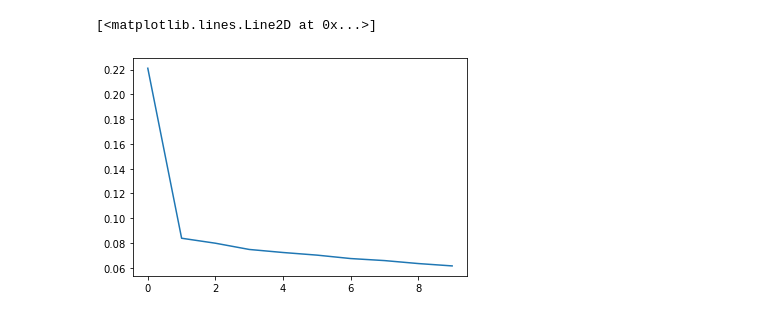
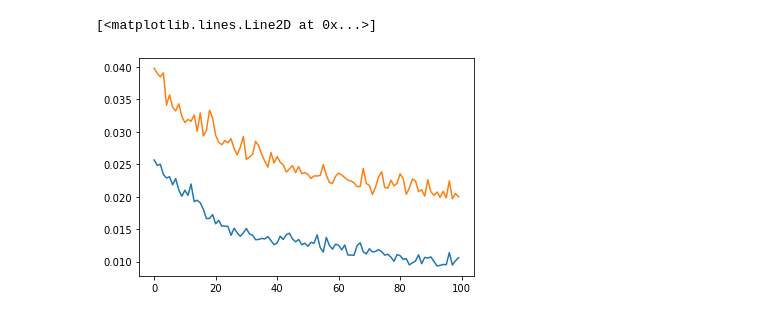
Before and after one commit to aryamanjeendgar/LogGENE, a Jupyter notebook: tmpBQR.ipynb, the cells around one changed output. Drawn from its saved outputs; the diff is of its cells as text; code cells hidden in the pictures.

Commit message:
some more plotting

```diff
--- a/tmpBQR.ipynb
+++ b/tmpBQR.ipynb
@@ -58,15 +58,15 @@ test_data= data.get_split(train=False)
 
 # instantiating the network for training on this dataset
 device = ('cuda' if torch.cuda.is_available() else 'cpu')
-model= Network(indim=8).to(device=device)
+model1= Network(indim=8).to(device=device)
+model2= Network(indim=8).to(device=device)
 tau= 0.5
-h= 0.1
+h= 0.05
 
 criterion1= TiltedLC()
 criterion2= CheckLC()
-optimizer= optim.Adam(model.parameters())
-ls_a= []
-ls_b= []
+optimizer1= optim.Adam(model1.parameters())
+optimizer2= optim.Adam(model2.parameters())
 # %%
 # the fundamental training loop
  # instantiating the DataLoader
@@ -74,19 +74,20 @@ trainloader = torch.utils.data.DataLoader(
                     train_data,
                     batch_size=16,
                     shuffle=True)
-N_EPOCHS = 10
+ls_a= []
+N_EPOCHS= 100
 for epoch in range(N_EPOCHS):
     epoch_loss1 = 0.0
     for inputs, labels in trainloader:
         inputs = inputs.to(device)
         labels = labels.to(device)
-        optimizer.zero_grad()
-        outputs = model(inputs)
+        optimizer1.zero_grad()
+        outputs = model1(inputs)
         loss1= criterion1(outputs, labels, tau, h)
         loss1.backward()
-        optimizer.step()
+        optimizer1.step()
         epoch_loss1+= loss1.item()
-    ls_a.append(epoch_loss1/len(trainloader))
+    ls_a.append((epoch_loss1/len(trainloader)))
     print("Epoch: {} Loss: {}".format(epoch,
            epoch_loss1/len(trainloader)))
 # %% [output]
@@ -103,14 +111,15 @@ Epoch: 9 Loss: 0.06152072007005865
 # %%
+ls_b= []
 for epoch in range(N_EPOCHS):
     epoch_loss2 = 0.0
     for inputs, labels in trainloader:
         inputs = inputs.to(device)
         labels = labels.to(device)
-        optimizer.zero_grad()
-        outputs = model(inputs)
+        optimizer2.zero_grad()
+        outputs = model2(inputs)
         loss2= criterion2(outputs, labels, tau)
         loss2.backward()
-        optimizer.step()
+        optimizer2.step()
         epoch_loss2+= loss2.item()
     ls_b.append(epoch_loss2/len(trainloader))
     print("Epoch: {} Loss: {}".format(epoch,
@@ -129,6 +145,6 @@ Epoch: 9 Loss: 0.06468191565099088
 # %%
 plt.plot(range(N_EPOCHS), ls_a) # log-cosh
-# plt.plot(range(N_EPOCHS), ls_b) # check
+plt.plot(range(N_EPOCHS), ls_b) # check
 # %% [output]
 [<matplotlib.lines.Line2D at 0x...>]
-[figure, old version]
+[figure, new version]
```
Also changed, not shown: parts of 3 cells of this notebook, 1 other file.
